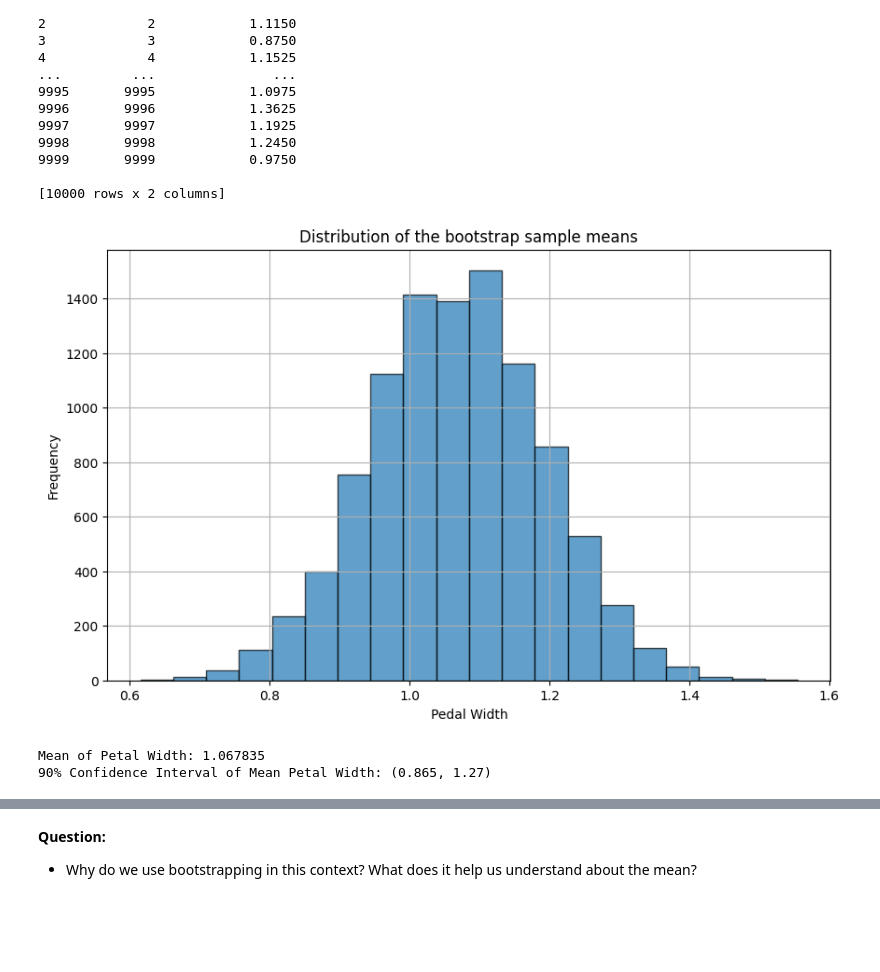
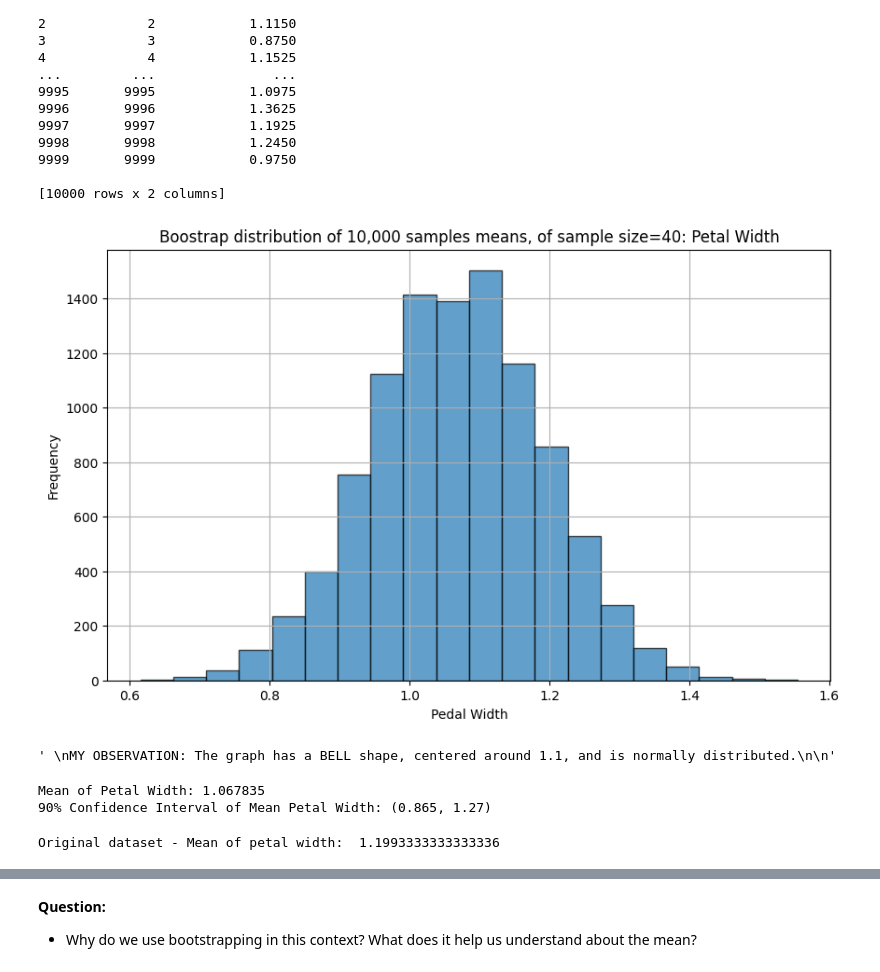
Before and after one commit to nlyca22/applying_statistical_concepts, a Jupyter notebook: 02_activities/assignments/assignment_3.ipynb, the cells around one changed output, grey strips where cells are left out. Drawn from its saved outputs; the diff is of its cells as text; code cells hidden in the pictures; blank space fills up the shorter version.

```diff
--- a/02_activities/assignments/assignment_3.ipynb
+++ b/02_activities/assignments/assignment_3.ipynb
@@ -304,20 +304,31 @@ print(boot_means)
 
 [10000 rows x 2 columns]
 # %%
+# MY ANSWER (continued)
+
+# Below codes utlize the codes given in UofT DSI notebook "Stat_Inference.ipynb":
+
 # Plot the histogram of the bootstrap distribution
 plt.figure(figsize=(10, 6))
 plt.hist(boot_means['mean_petal_width'], bins=20, edgecolor='black', alpha=0.7)
 
 # Add titles and labels
-plt.title('Distribution of the bootstrap sample means')
+plt.title('Boostrap distribution of 10,000 samples means, of sample size=40: Petal Width')
 plt.xlabel('Pedal Width')
 plt.ylabel('Frequency')
 
 # Show the plot
 plt.grid(True)
 plt.show()
 # %% [output]
-[figure, old version]
+[figure, new version]
+# %%
+'''
+MY OBSERVATION: The graph has a BELL shape, centered around 1.1, and is normally distributed.
+
+'''
+# %% [output]
+' \nMY OBSERVATION: The graph has a BELL shape, centered around 1.1, and is normally distributed.\n\n'
 # %%
 # MY ANSWER (continued)
 
@@ -350,0 +349,14 @@ print(f"90% Confidence Interval of Mean Petal Width: ({lower_bound}, {upper_boun
+# %%
+'''
+MY ANSWER (continued)
+
+The codes to follow (below) are not asked in the question, but I'm just calculating the mean of the original dataset, and visualize the original dataset - for comparison.
+Although, obviously, in the real world there are more than 150 iris flowers.
+I am purely comparing the original dataset vs bootstrap (which should be closer to real world statistics).
+'''
+
+iris_df_petal_width_mean = iris_df['petal width (cm)'].mean()
+
+print(f'Original dataset - Mean of petal width: ', iris_df_petal_width_mean)
+# %% [output]
+Original dataset - Mean of petal width:  1.1993333333333336
```
Also changed, not shown: parts of 11 cells of this notebook.
